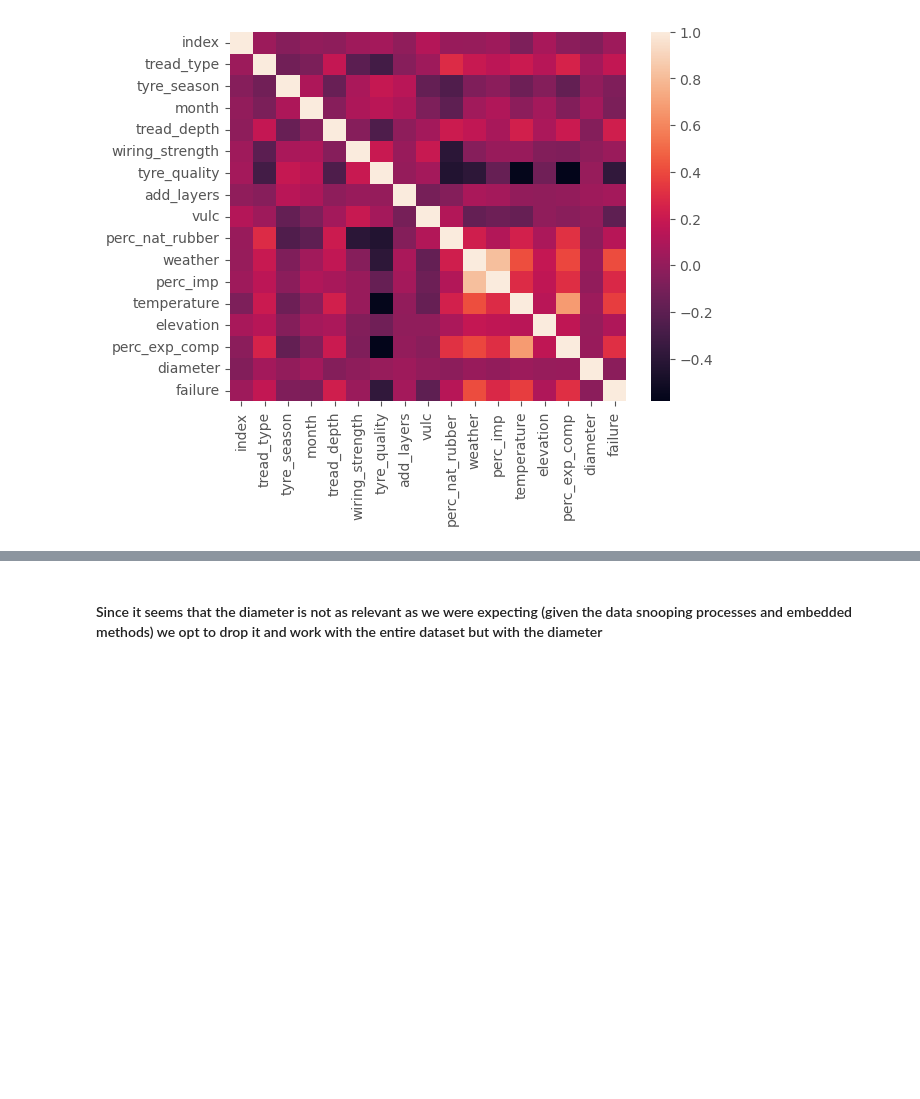
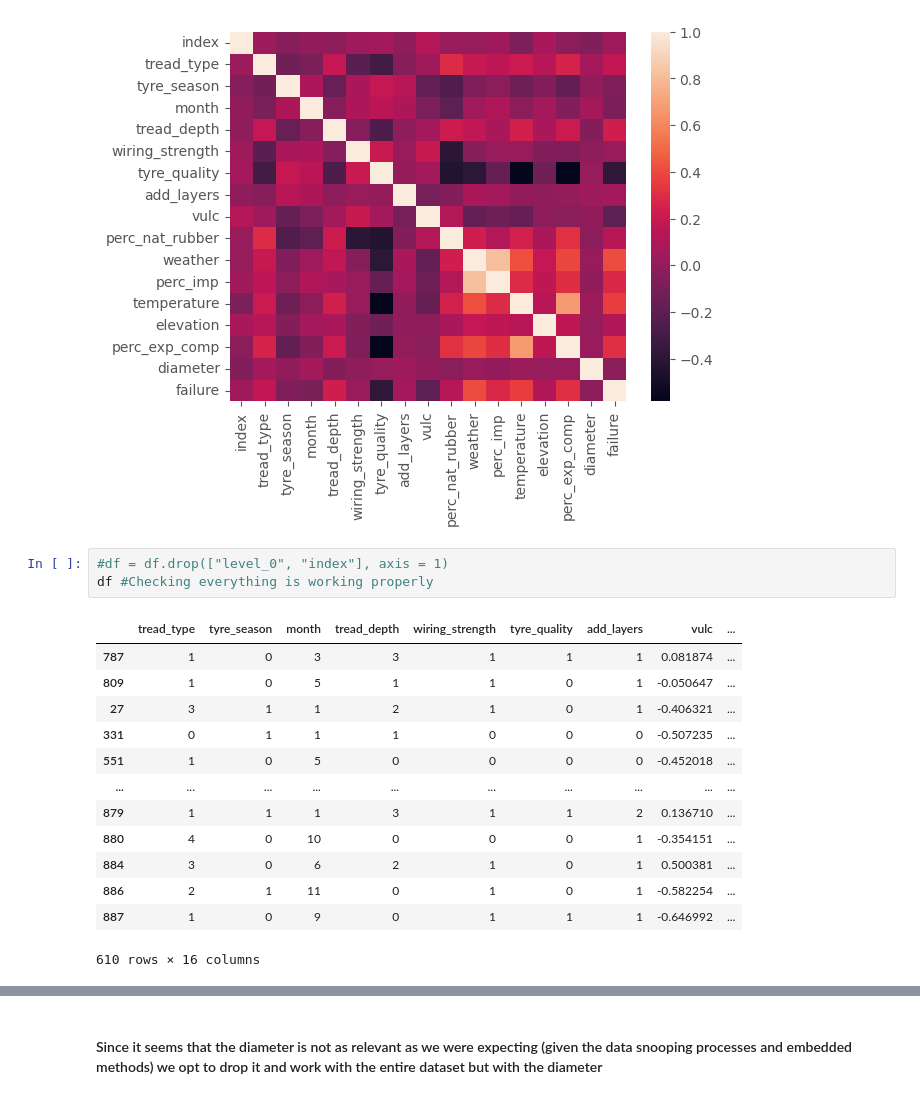
Before and after one commit to dodogro/ML_Project, a Jupyter notebook: script/eda.ipynb, the cells around one changed output, grey strips where cells are left out. Drawn from its saved outputs; the diff is of its cells as text; blank space fills up the shorter version.

```diff
--- a/script/eda.ipynb
+++ b/script/eda.ipynb
@@ -318,6 +319,23 @@ sns.heatmap(df.corr())
 # %% [output]
 <AxesSubplot:>
 [figure]
+# %%
+#df = df.drop(["level_0", "index"], axis = 1)
+df #Checking everything is working properly
+# %% [output]
+|  | tread_type | tyre_season | month | tread_depth | wiring_strength | tyre_quality | add_layers | vulc | ... |
+| 787 | 1 | 0 | 3 | 3 | 1 | 1 | 1 | 0.081874 | ... |
+| 809 | 1 | 0 | 5 | 1 | 1 | 0 | 1 | -0.050647 | ... |
+| 27 | 3 | 1 | 1 | 2 | 1 | 0 | 1 | -0.406321 | ... |
+| 331 | 0 | 1 | 1 | 1 | 0 | 0 | 0 | -0.507235 | ... |
+| 551 | 1 | 0 | 5 | 0 | 0 | 0 | 0 | -0.452018 | ... |
+| ... | ... | ... | ... | ... | ... | ... | ... | ... | ... |
+| 879 | 1 | 1 | 1 | 3 | 1 | 1 | 2 | 0.136710 | ... |
+| 880 | 4 | 0 | 10 | 0 | 0 | 0 | 1 | -0.354151 | ... |
+| 884 | 3 | 0 | 6 | 2 | 1 | 0 | 1 | 0.500381 | ... |
+| 886 | 2 | 1 | 11 | 0 | 1 | 0 | 1 | -0.582254 | ... |
+| 887 | 1 | 0 | 9 | 0 | 1 | 1 | 1 | -0.646992 | ... |
+610 rows × 16 columns
 # %%
 # Using Embedded Models: Random Forest
 
```
Also changed, not shown: parts of 23 cells of this notebook, 3 other files.
